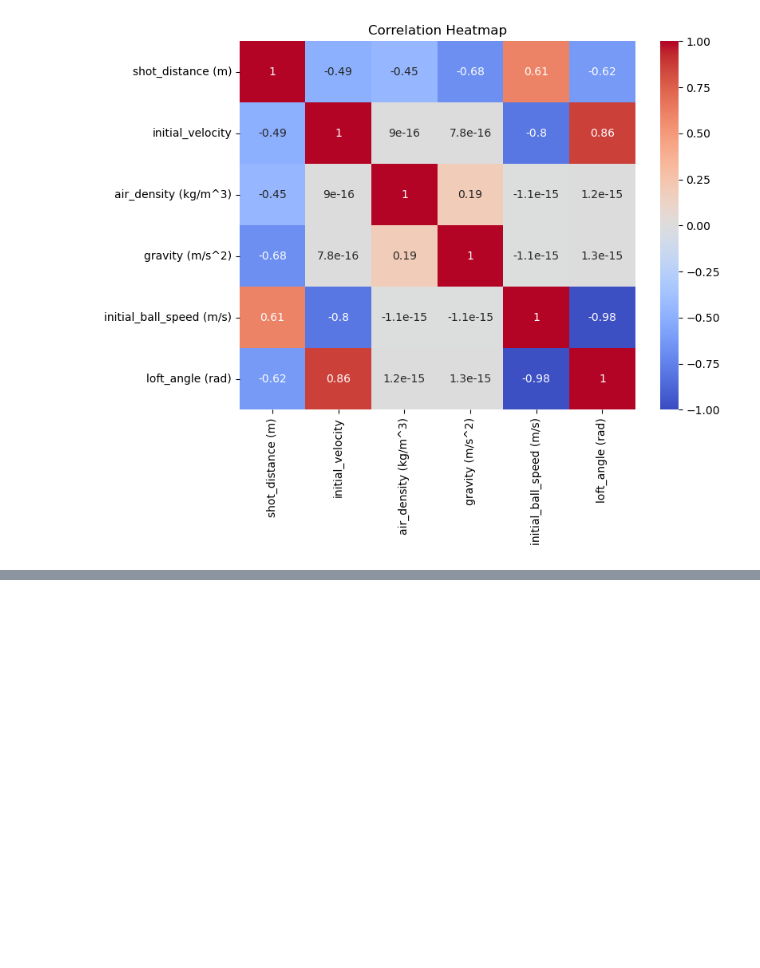
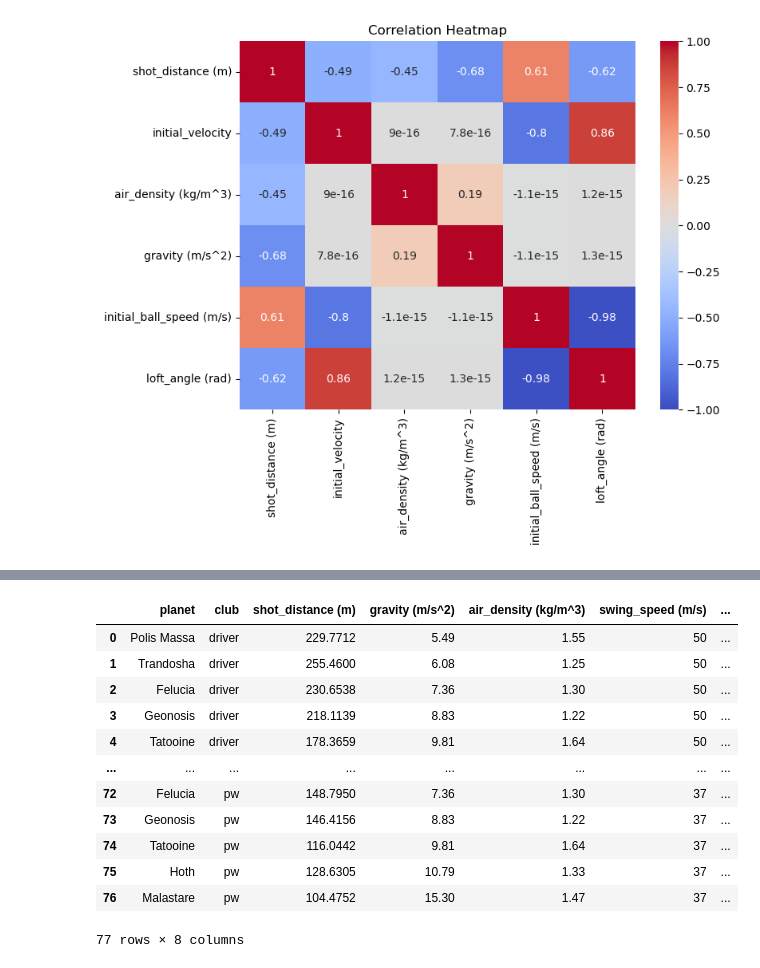
Before and after one commit to shahrezamer/mclaren_applied, a Jupyter notebook: notebook/model copy 2.ipynb, the cells around one changed output, grey strips where cells are left out. Cells and saved outputs as stored; diff of their text form; code cells hidden in the pictures; blank space fills up the shorter version.

```diff
--- a/src/model.ipynb
+++ b/notebook/model copy 2.ipynb
@@ -190,0 +227,18 @@ print(count)
+# %%
+data = training_data.merge(planet_data, on='planet').merge(club_data, on='club', how='right')
+
+data
+# %% [output]
+|  | planet | club | shot_distance (m) | gravity (m/s^2) | air_density (kg/m^3) | swing_speed (m/s) | ... |
+| 0 | Polis Massa | driver | 229.7712 | 5.49 | 1.55 | 50 | ... |
+| 1 | Trandosha | driver | 255.4600 | 6.08 | 1.25 | 50 | ... |
+| 2 | Felucia | driver | 230.6538 | 7.36 | 1.30 | 50 | ... |
+| 3 | Geonosis | driver | 218.1139 | 8.83 | 1.22 | 50 | ... |
+| 4 | Tatooine | driver | 178.3659 | 9.81 | 1.64 | 50 | ... |
+| ... | ... | ... | ... | ... | ... | ... | ... |
+| 72 | Felucia | pw | 148.7950 | 7.36 | 1.30 | 37 | ... |
+| 73 | Geonosis | pw | 146.4156 | 8.83 | 1.22 | 37 | ... |
+| 74 | Tatooine | pw | 116.0442 | 9.81 | 1.64 | 37 | ... |
+| 75 | Hoth | pw | 128.6305 | 10.79 | 1.33 | 37 | ... |
+| 76 | Malastare | pw | 104.4752 | 15.30 | 1.47 | 37 | ... |
+77 rows × 8 columns
```
Also changed, not shown: parts of 6 cells of this notebook, 6 other files.
